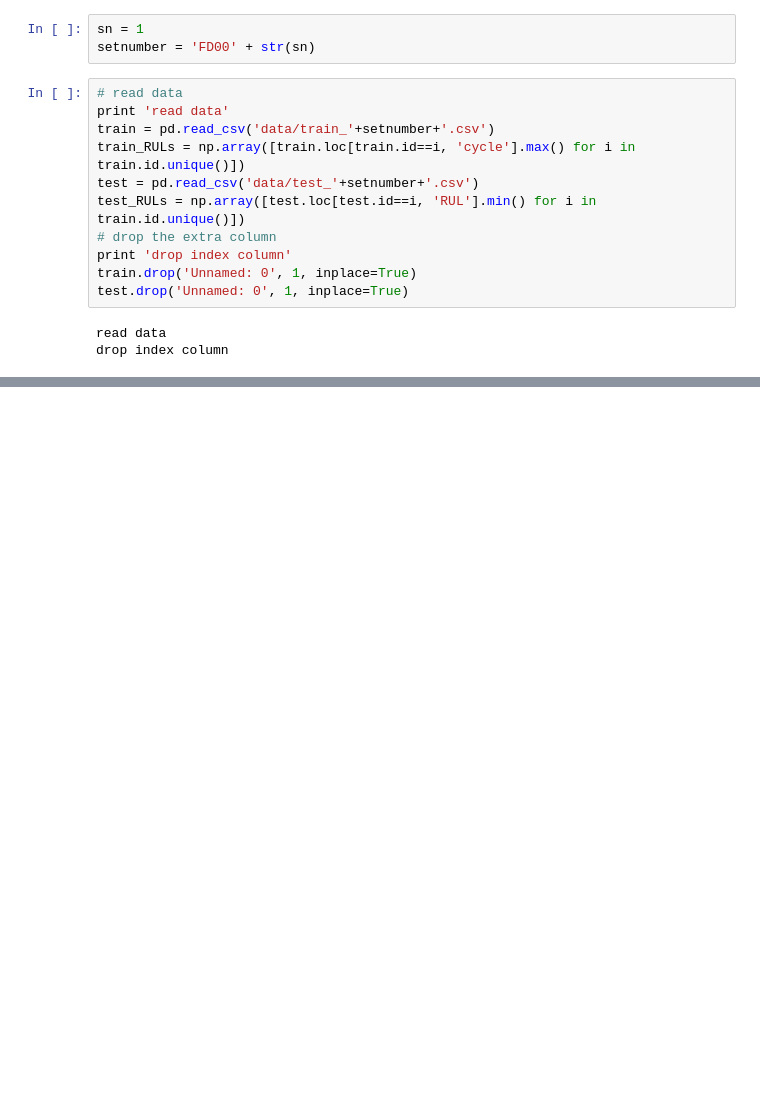
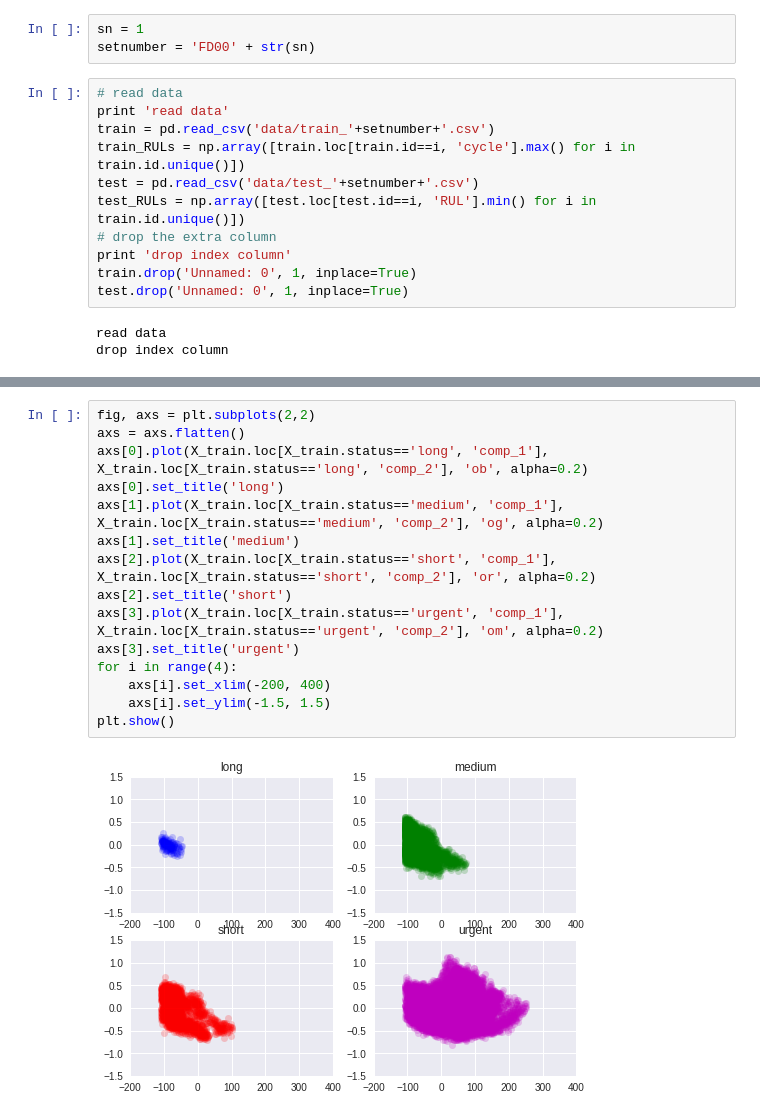
Before and after one commit to asadisaghar/PdM-C-MAPSS, a Jupyter notebook: play/PCA.ipynb, the cells around one changed output, grey strips where cells are left out. Saved outputs shown, nothing was run; the diff lists cells and outputs as text; blank space fills up the shorter version.

```diff
--- a/play/PCA.ipynb
+++ b/play/PCA.ipynb
@@ -64,0 +145,17 @@ Index([u'id', u'cycle', u'setting1', u'setting2', u'setting3', u's1', u's2',
+# %%
+fig, axs = plt.subplots(2,2)
+axs = axs.flatten()
+axs[0].plot(X_train.loc[X_train.status=='long', 'comp_1'], X_train.loc[X_train.status=='long', 'comp_2'], 'ob', alpha=0.2)
+axs[0].set_title('long')
+axs[1].plot(X_train.loc[X_train.status=='medium', 'comp_1'], X_train.loc[X_train.status=='medium', 'comp_2'], 'og', alpha=0.2)
+axs[1].set_title('medium')
+axs[2].plot(X_train.loc[X_train.status=='short', 'comp_1'], X_train.loc[X_train.status=='short', 'comp_2'], 'or', alpha=0.2)
+axs[2].set_title('short')
+axs[3].plot(X_train.loc[X_train.status=='urgent', 'comp_1'], X_train.loc[X_train.status=='urgent', 'comp_2'], 'om', alpha=0.2)
+axs[3].set_title('urgent')
+for i in range(4):
+    axs[i].set_xlim(-200, 400)
+    axs[i].set_ylim(-1.5, 1.5)
+plt.show()
+# %% [output]
+[figure, added]
```
Also changed, not shown: parts of 20 cells of this notebook, 48 other files.
